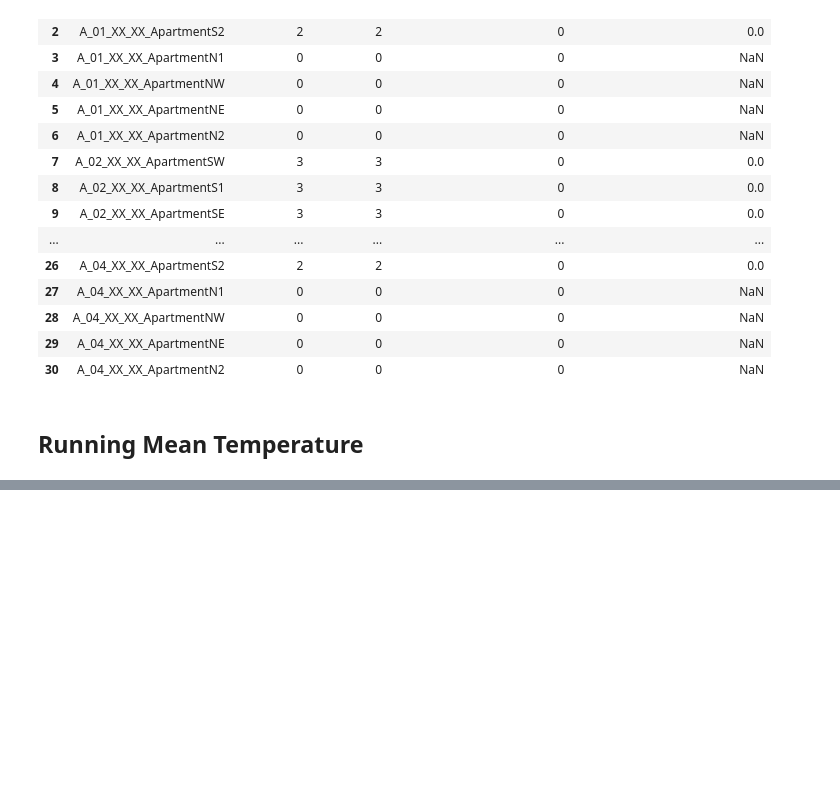
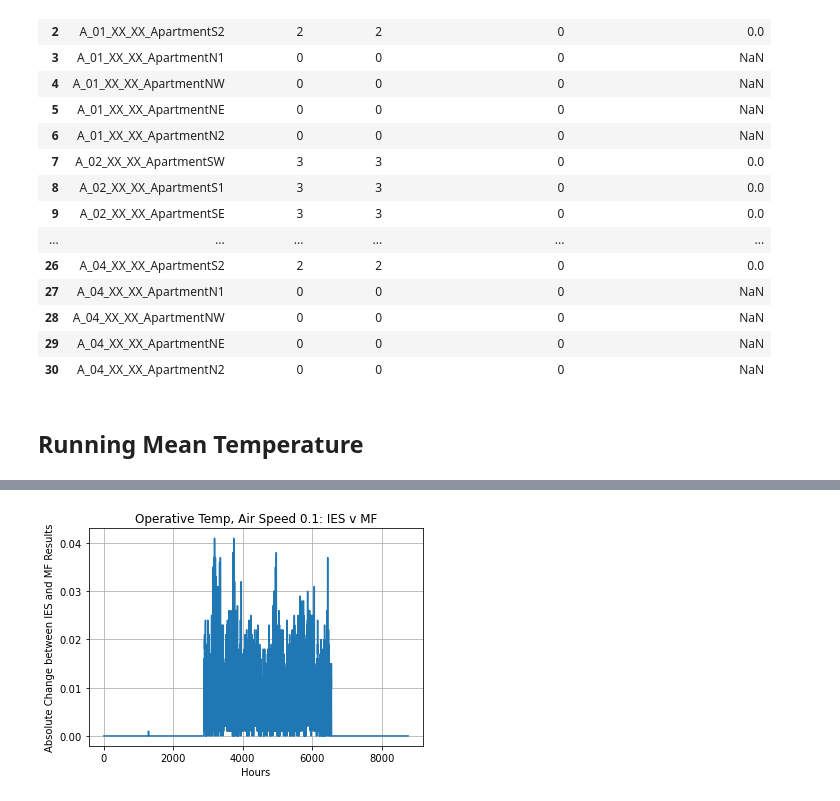
Before and after one commit to maxfordham/adaptive-comfort, a Jupyter notebook: book/tests.ipynb, the cells around one changed output, grey strips where cells are left out. Saved outputs shown, nothing was run; the diff lists cells and outputs as text; code cells hidden in the pictures; blank space fills up the shorter version.

```diff
--- a/book/tests.ipynb
+++ b/book/tests.ipynb
@@ -114,0 +159,15 @@ df["Running Mean Temperature"]  #TODO: Add matplotlib
+# %%
+FPTH_TEST_ALL_CRITERIA = cwd / "tests" / "test_operative_temp.xlsx"
+df = pd.read_excel(FPTH_TEST_ALL_CRITERIA, sheet_name=None, usecols="A:E", header=1)
+del df["Operative Temp, Air Speed 0.1"]["Unnamed: 0"]
+df["Operative Temp, Air Speed 0.1"] = df["Operative Temp, Air Speed 0.1"].drop([0])
+df["Operative Temp, Air Speed 0.1"] = df["Operative Temp, Air Speed 0.1"].reset_index(drop=True)
+# %%
+plt.plot(df["Operative Temp, Air Speed 0.1"].index, df["Operative Temp, Air Speed 0.1"].loc[:, "Absolute Change"])
+plt.xlabel('Hours')
+plt.ylabel('Absolute Change between IES and MF Results')
+plt.title('Operative Temp, Air Speed 0.1: IES v MF')
+plt.grid(True)
+plt.show()
+# %% [output]
+[figure, added]
```
Also changed, not shown: parts of 8 cells of this notebook, 2 other files.
